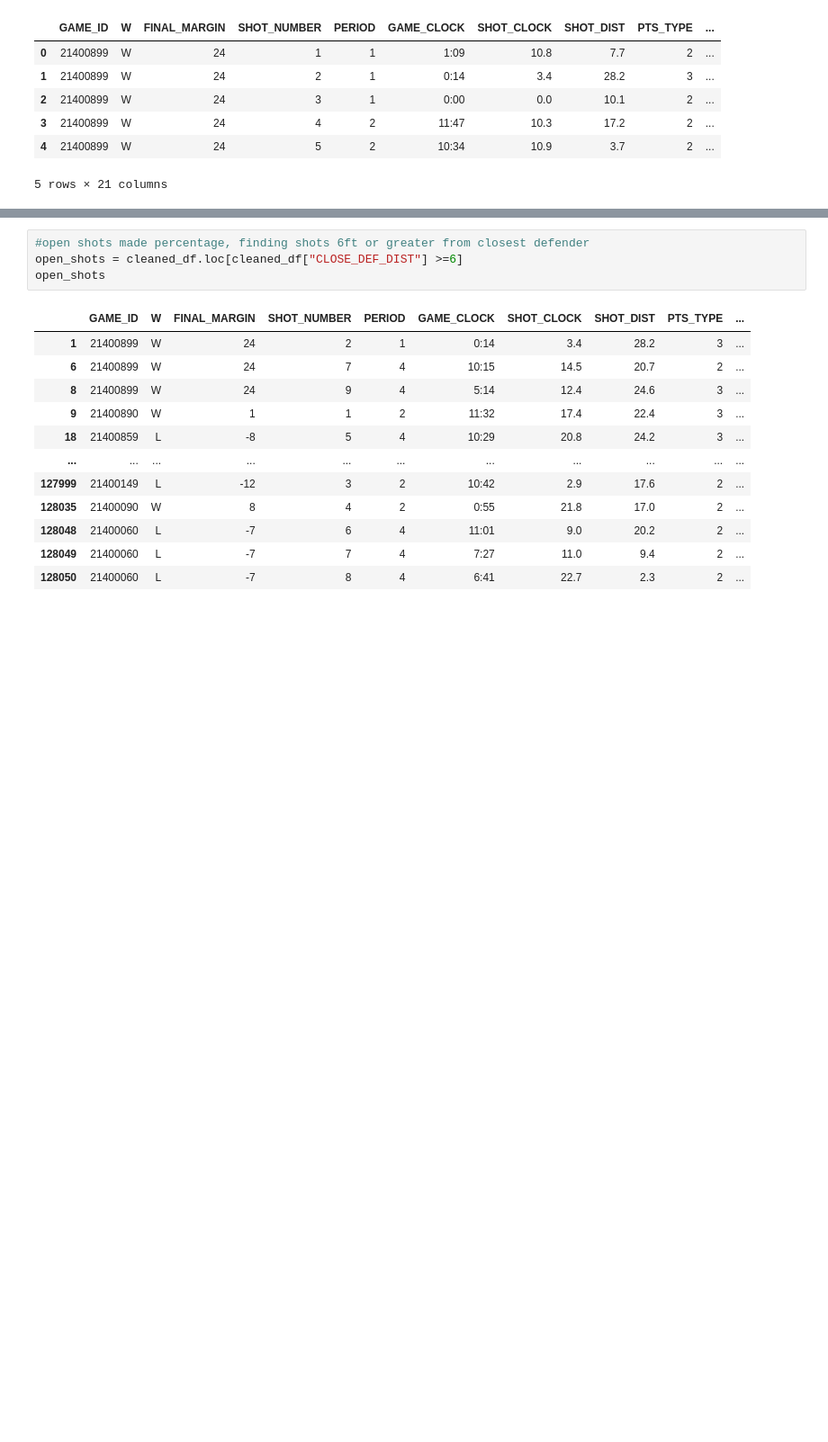
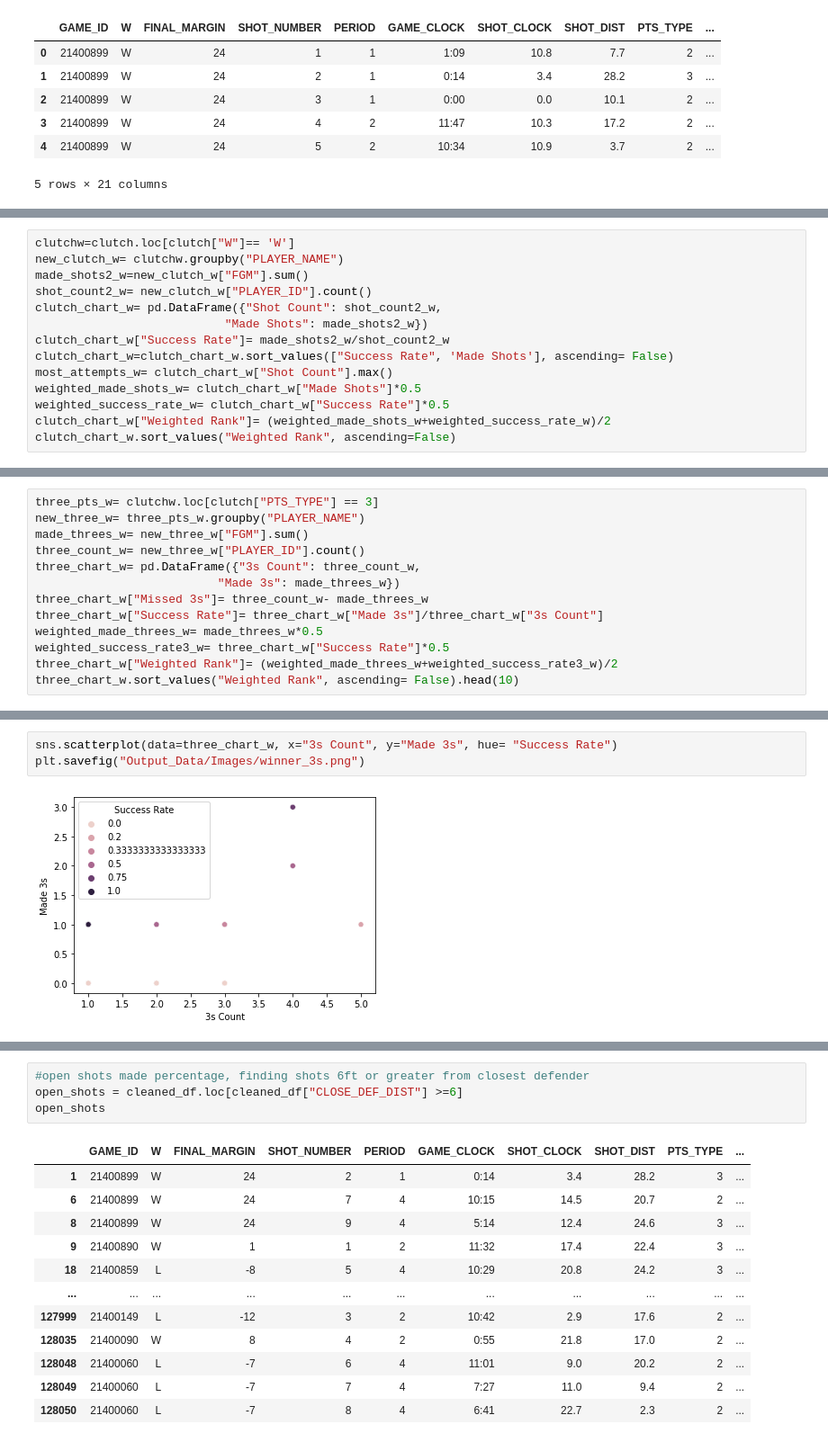
Before and after one commit to briennecole/NBA_Shot_Analysis, a Jupyter notebook: NBA_exploratory_analysis.ipynb, the cells around one changed output, grey strips where cells are left out. Shown at 90% size. Cells and saved outputs as stored; diff of their text form; blank space fills up the shorter version.

```diff
--- a/NBA_exploratory_analysis.ipynb
+++ b/NBA_exploratory_analysis.ipynb
@@ -147,0 +255,14 @@ cleaned_df.head()
+# %%
+clutchw=clutch.loc[clutch["W"]== 'W']
+new_clutch_w= clutchw.groupby("PLAYER_NAME")
+made_shots2_w=new_clutch_w["FGM"].sum()
+shot_count2_w= new_clutch_w["PLAYER_ID"].count()
+clutch_chart_w= pd.DataFrame({"Shot Count": shot_count2_w,
+                           "Made Shots": made_shots2_w})
+clutch_chart_w["Success Rate"]= made_shots2_w/shot_count2_w
+clutch_chart_w=clutch_chart_w.sort_values(["Success Rate", 'Made Shots'], ascending= False)
+most_attempts_w= clutch_chart_w["Shot Count"].max()
+weighted_made_shots_w= clutch_chart_w["Made Shots"]*0.5
+weighted_success_rate_w= clutch_chart_w["Success Rate"]*0.5
+clutch_chart_w["Weighted Rank"]= (weighted_made_shots_w+weighted_success_rate_w)/2
+clutch_chart_w.sort_values("Weighted Rank", ascending=False)
@@ -147,0 +284,13 @@ cleaned_df.head()
+# %%
+three_pts_w= clutchw.loc[clutch["PTS_TYPE"] == 3]
+new_three_w= three_pts_w.groupby("PLAYER_NAME")
+made_threes_w= new_three_w["FGM"].sum()
+three_count_w= new_three_w["PLAYER_ID"].count()
+three_chart_w= pd.DataFrame({"3s Count": three_count_w,
+                          "Made 3s": made_threes_w})
+three_chart_w["Missed 3s"]= three_count_w- made_threes_w
+three_chart_w["Success Rate"]= three_chart_w["Made 3s"]/three_chart_w["3s Count"]
+weighted_made_threes_w= made_threes_w*0.5
+weighted_success_rate3_w= three_chart_w["Success Rate"]*0.5
+three_chart_w["Weighted Rank"]= (weighted_made_threes_w+weighted_success_rate3_w)/2
+three_chart_w.sort_values("Weighted Rank", ascending= False).head(10)
@@ -147,0 +310,5 @@ cleaned_df.head()
+# %%
+sns.scatterplot(data=three_chart_w, x="3s Count", y="Made 3s", hue= "Success Rate")
+plt.savefig("Output_Data/Images/winner_3s.png")
+# %% [output]
+[figure, added]
```
Also changed, not shown: parts of 17 cells of this notebook, 7 other files.
